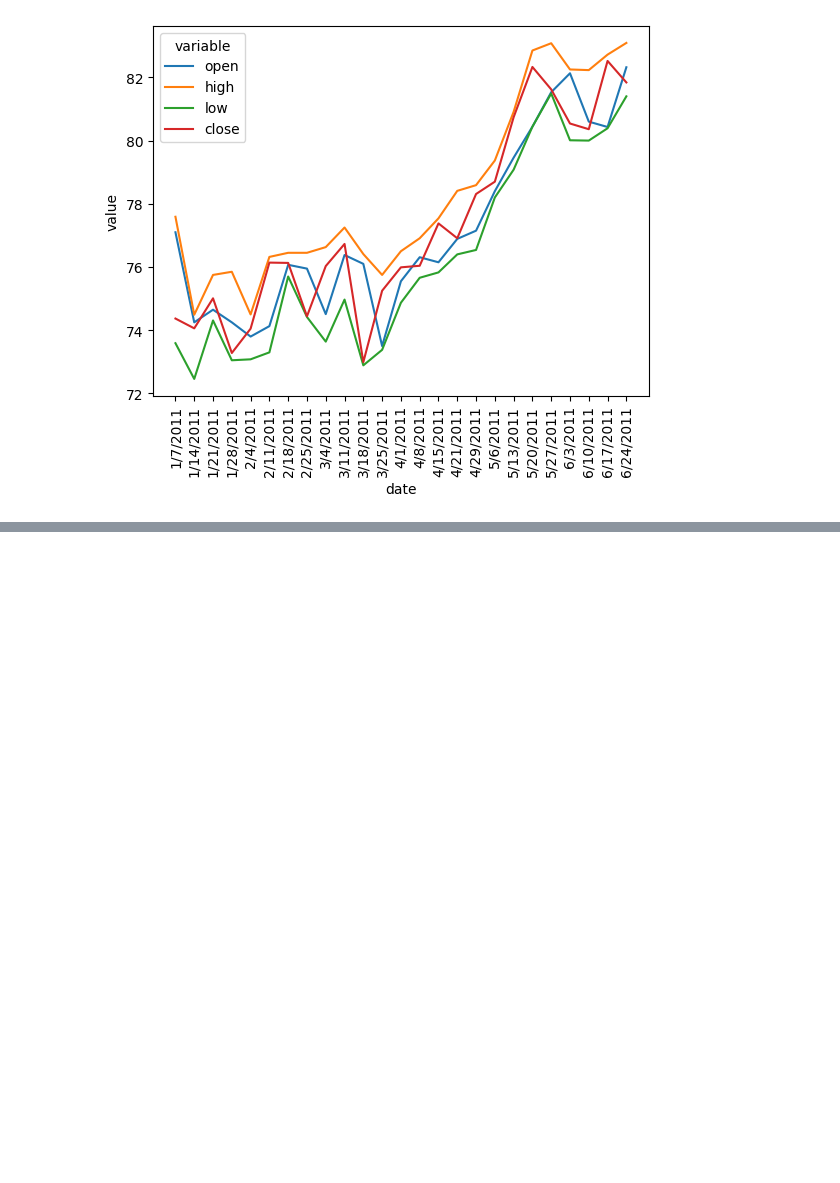
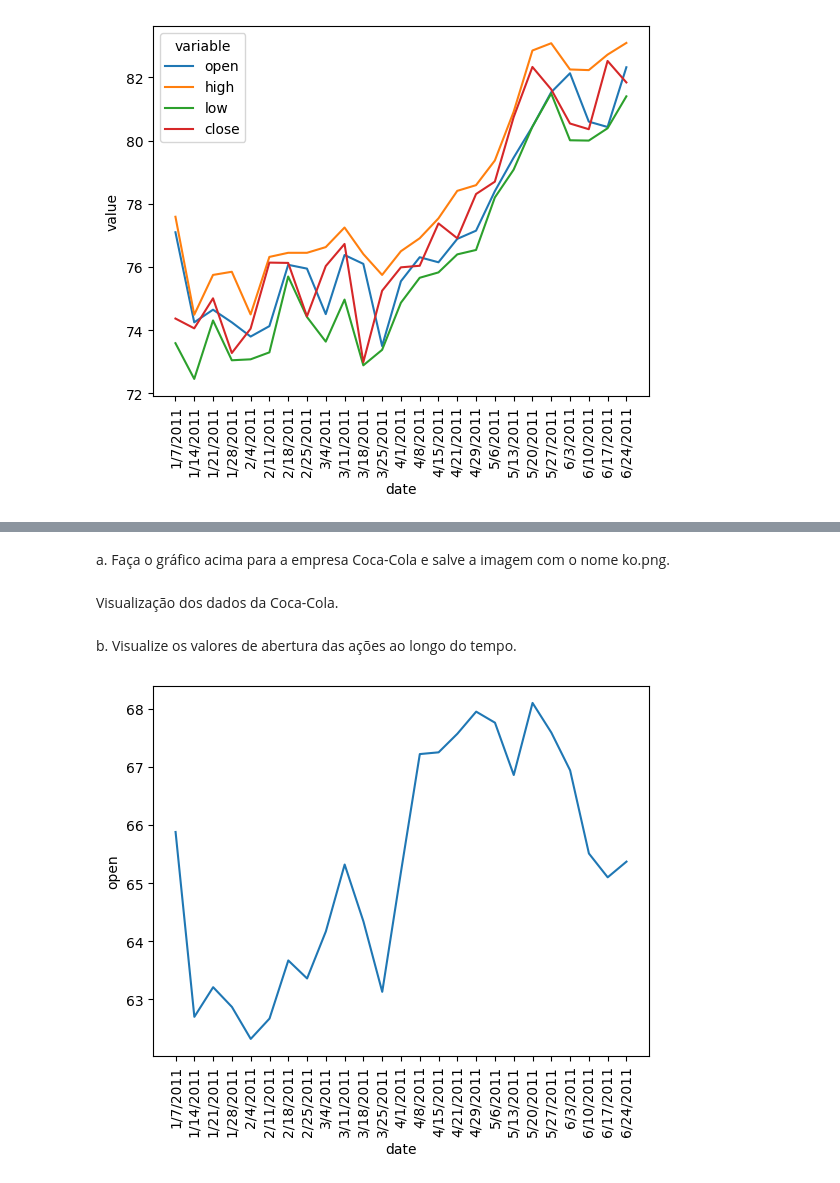
Before and after one commit to PedroHudson/EBAC_Analise_de_Dados, a Jupyter notebook: EBAC_Analista_de_Dados_Modulo_8_Exercícios.ipynb, the cells around one changed output, grey strips where cells are left out. Drawn from its saved outputs; the diff is of its cells as text; code cells hidden in the pictures; blank space fills up the shorter version.

```diff
--- a/EBAC_Analista_de_Dados_Modulo_8_Exercícios.ipynb
+++ b/EBAC_Analista_de_Dados_Modulo_8_Exercícios.ipynb
@@ -348,0 +353,2 @@ _ = plot.set_xticklabels(labels=df_mcd['date'], rotation=90)
+# %% [markdown]
+a. Faça o gráfico acima para a empresa Coca-Cola e salve a imagem com o nome ko.png.
@@ -348,0 +357,9 @@ _ = plot.set_xticklabels(labels=df_mcd['date'], rotation=90)
+# %% [markdown]
+Visualização dos dados da Coca-Cola.
+# %% [markdown]
+b. Visualize os valores de abertura das ações ao longo do tempo.
+# %%
+plot = sns.lineplot(x="date", y="open", data=df_ko)
+_ = plot.set_xticklabels(labels=df_mcd['date'], rotation=90)
+# %% [output]
+[figure, added]
```
Also changed, not shown: parts of 12 cells of this notebook.
